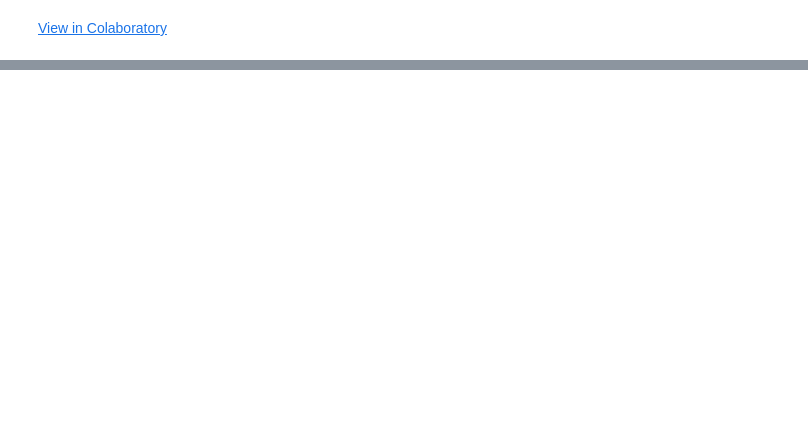
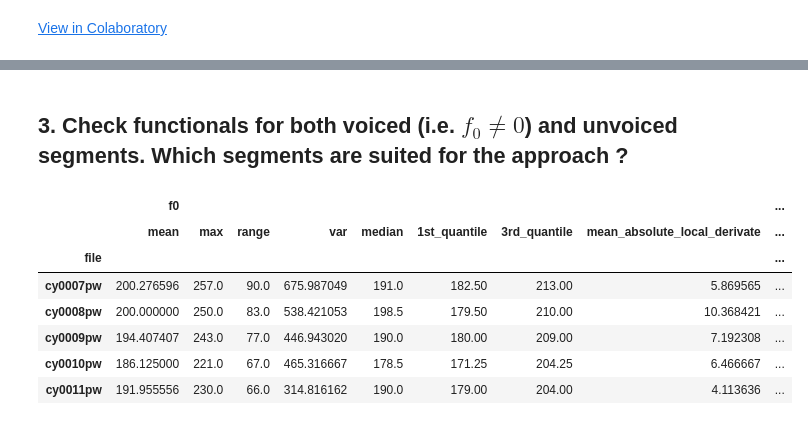
Before and after one commit to youqad/Neurorobotics_Intent-Recognition, a Jupyter notebook: TP_Intent_Recognition.ipynb, the cells around one changed output, grey strips where cells are left out. Drawn from its saved outputs; the diff is of its cells as text; code cells hidden in the pictures; blank space fills up the shorter version.

```diff
--- a/TP_Intent_Recognition.ipynb
+++ b/TP_Intent_Recognition.ipynb
@@ -237,0 +119,14 @@ array([0.5, 1. ])
+# %% [markdown]
+## 3. Check functionals for both voiced (i.e. $f_0\neq 0$) and unvoiced segments. Which segments are suited for the approach ?
+# %%
+voiced = df1.loc[df1['f0']!=0].groupby('file')['f0','en'].agg(list_features)
+voiced.head()
+# %% [output]
+|  | f0 |  |  |  |  |  |  |  | ... |
+|  | mean | max | range | var | median | 1st_quantile | 3rd_quantile | mean_absolute_local_derivate | ... |
+| file |  |  |  |  |  |  |  |  | ... |
+| cy0007pw | 200.276596 | 257.0 | 90.0 | 675.987049 | 191.0 | 182.50 | 213.00 | 5.869565 | ... |
+| cy0008pw | 200.000000 | 250.0 | 83.0 | 538.421053 | 198.5 | 179.50 | 210.00 | 10.368421 | ... |
+| cy0009pw | 194.407407 | 243.0 | 77.0 | 446.943020 | 190.0 | 180.00 | 209.00 | 7.192308 | ... |
+| cy0010pw | 186.125000 | 221.0 | 67.0 | 465.316667 | 178.5 | 171.25 | 204.25 | 6.466667 | ... |
+| cy0011pw | 191.955556 | 230.0 | 66.0 | 314.816162 | 190.0 | 179.00 | 204.00 | 4.113636 | ... |
```
Also changed, not shown: parts of 40 cells of this notebook.
